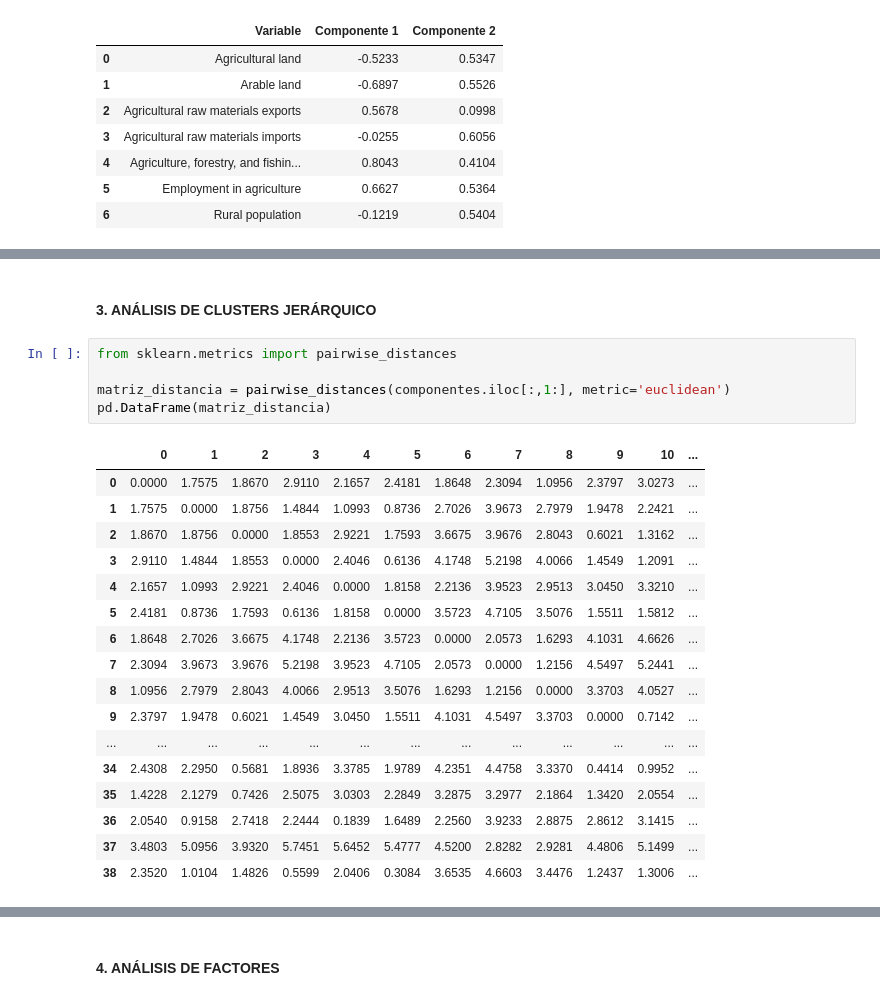
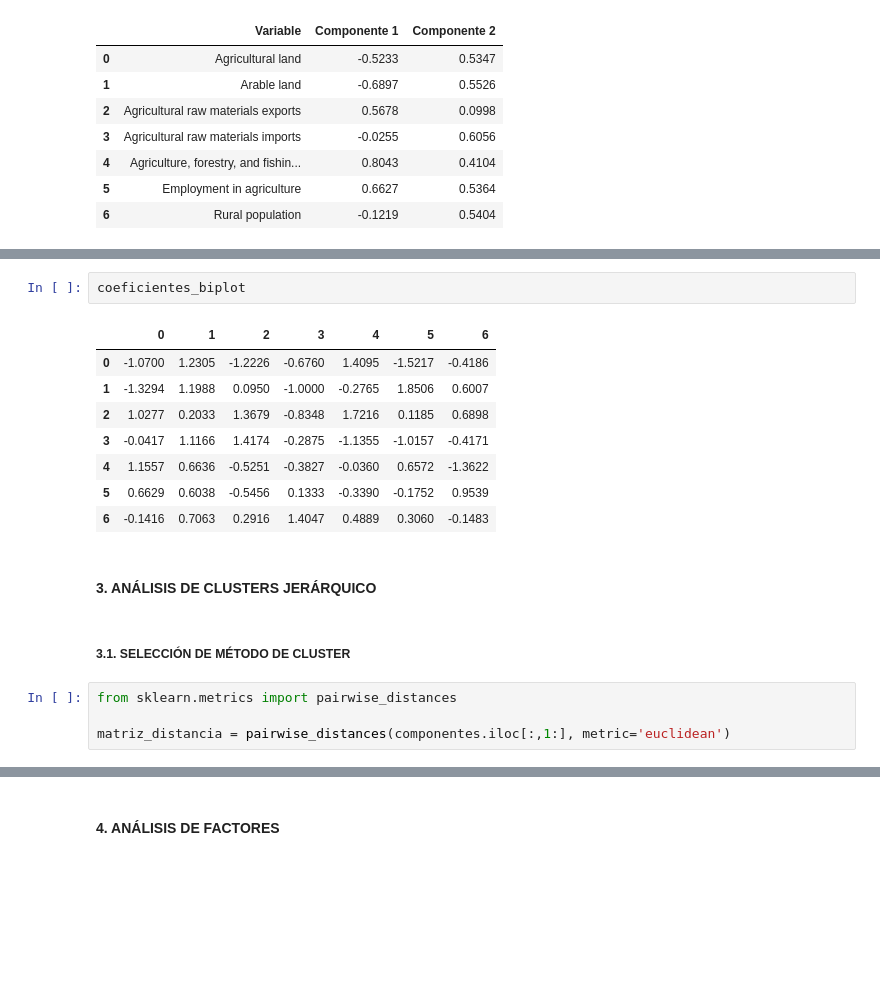
Before and after one commit to DavidGuzzi/MECMT04, a Jupyter notebook: AEM_dignani_guzzi.ipynb, the cells around one changed output, grey strips where cells are left out. Drawn from its saved outputs; the diff is of its cells as text; blank space fills up the shorter version.

```diff
--- a/AEM_dignani_guzzi.ipynb
+++ b/AEM_dignani_guzzi.ipynb
@@ -560,28 +560,22 @@ plt.show()
+# %%
+coeficientes_biplot
+# %% [output]
+|  | 0 | 1 | 2 | 3 | 4 | 5 | 6 |
+| 0 | -1.0700 | 1.2305 | -1.2226 | -0.6760 | 1.4095 | -1.5217 | -0.4186 |
+| 1 | -1.3294 | 1.1988 | 0.0950 | -1.0000 | -0.2765 | 1.8506 | 0.6007 |
+| 2 | 1.0277 | 0.2033 | 1.3679 | -0.8348 | 1.7216 | 0.1185 | 0.6898 |
+| 3 | -0.0417 | 1.1166 | 1.4174 | -0.2875 | -1.1355 | -1.0157 | -0.4171 |
+| 4 | 1.1557 | 0.6636 | -0.5251 | -0.3827 | -0.0360 | 0.6572 | -1.3622 |
+| 5 | 0.6629 | 0.6038 | -0.5456 | 0.1333 | -0.3390 | -0.1752 | 0.9539 |
+| 6 | -0.1416 | 0.7063 | 0.2916 | 1.4047 | 0.4889 | 0.3060 | -0.1483 |
 # %% [markdown]
 #### **3. ANÁLISIS DE CLUSTERS JERÁRQUICO**
+# %% [markdown]
+##### **3.1. SELECCIÓN DE MÉTODO DE CLUSTER**
 # %%
 from sklearn.metrics import pairwise_distances
 
 matriz_distancia = pairwise_distances(componentes.iloc[:,1:], metric='euclidean')
-pd.DataFrame(matriz_distancia)
-# %% [output]
-|  | 0 | 1 | 2 | 3 | 4 | 5 | 6 | 7 | 8 | 9 | 10 | ... |
-| 0 | 0.0000 | 1.7575 | 1.8670 | 2.9110 | 2.1657 | 2.4181 | 1.8648 | 2.3094 | 1.0956 | 2.3797 | 3.0273 | ... |
-| 1 | 1.7575 | 0.0000 | 1.8756 | 1.4844 | 1.0993 | 0.8736 | 2.7026 | 3.9673 | 2.7979 | 1.9478 | 2.2421 | ... |
-| 2 | 1.8670 | 1.8756 | 0.0000 | 1.8553 | 2.9221 | 1.7593 | 3.6675 | 3.9676 | 2.8043 | 0.6021 | 1.3162 | ... |
-| 3 | 2.9110 | 1.4844 | 1.8553 | 0.0000 | 2.4046 | 0.6136 | 4.1748 | 5.2198 | 4.0066 | 1.4549 | 1.2091 | ... |
-| 4 | 2.1657 | 1.0993 | 2.9221 | 2.4046 | 0.0000 | 1.8158 | 2.2136 | 3.9523 | 2.9513 | 3.0450 | 3.3210 | ... |
-| 5 | 2.4181 | 0.8736 | 1.7593 | 0.6136 | 1.8158 | 0.0000 | 3.5723 | 4.7105 | 3.5076 | 1.5511 | 1.5812 | ... |
-| 6 | 1.8648 | 2.7026 | 3.6675 | 4.1748 | 2.2136 | 3.5723 | 0.0000 | 2.0573 | 1.6293 | 4.1031 | 4.6626 | ... |
-| 7 | 2.3094 | 3.9673 | 3.9676 | 5.2198 | 3.9523 | 4.7105 | 2.0573 | 0.0000 | 1.2156 | 4.5497 | 5.2441 | ... |
-| 8 | 1.0956 | 2.7979 | 2.8043 | 4.0066 | 2.9513 | 3.5076 | 1.6293 | 1.2156 | 0.0000 | 3.3703 | 4.0527 | ... |
-| 9 | 2.3797 | 1.9478 | 0.6021 | 1.4549 | 3.0450 | 1.5511 | 4.1031 | 4.5497 | 3.3703 | 0.0000 | 0.7142 | ... |
-| ... | ... | ... | ... | ... | ... | ... | ... | ... | ... | ... | ... | ... |
-| 34 | 2.4308 | 2.2950 | 0.5681 | 1.8936 | 3.3785 | 1.9789 | 4.2351 | 4.4758 | 3.3370 | 0.4414 | 0.9952 | ... |
-| 35 | 1.4228 | 2.1279 | 0.7426 | 2.5075 | 3.0303 | 2.2849 | 3.2875 | 3.2977 | 2.1864 | 1.3420 | 2.0554 | ... |
-| 36 | 2.0540 | 0.9158 | 2.7418 | 2.2444 | 0.1839 | 1.6489 | 2.2560 | 3.9233 | 2.8875 | 2.8612 | 3.1415 | ... |
-| 37 | 3.4803 | 5.0956 | 3.9320 | 5.7451 | 5.6452 | 5.4777 | 4.5200 | 2.8282 | 2.9281 | 4.4806 | 5.1499 | ... |
-| 38 | 2.3520 | 1.0104 | 1.4826 | 0.5599 | 2.0406 | 0.3084 | 3.6535 | 4.6603 | 3.4476 | 1.2437 | 1.3006 | ... |
 # %%
 # Encadanamientos por Linkage
 from scipy.cluster.hierarchy import linkage, dendrogram
```
Also changed, not shown: parts of 6 cells of this notebook, 1 other file.
